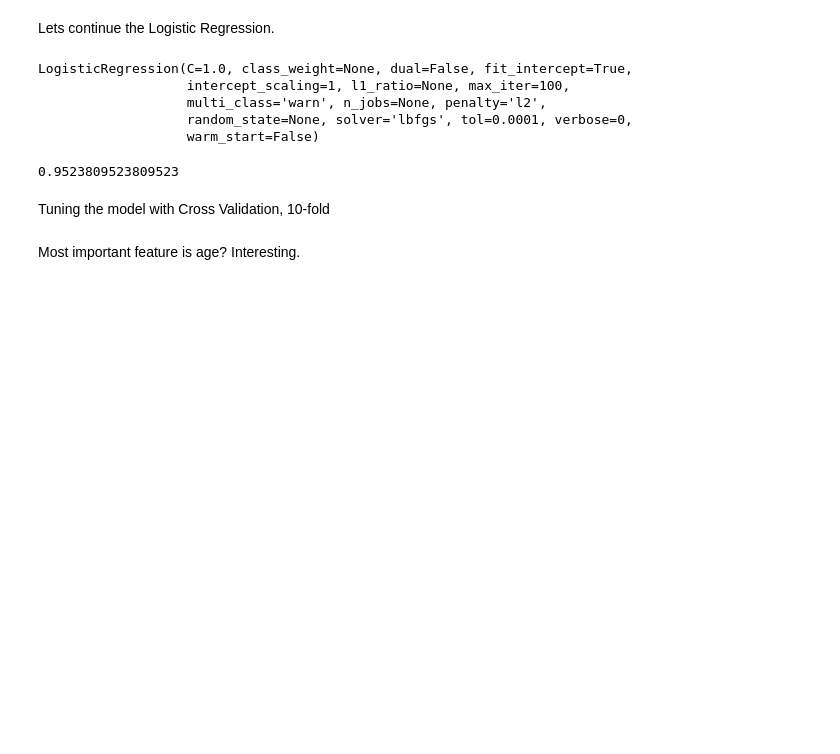
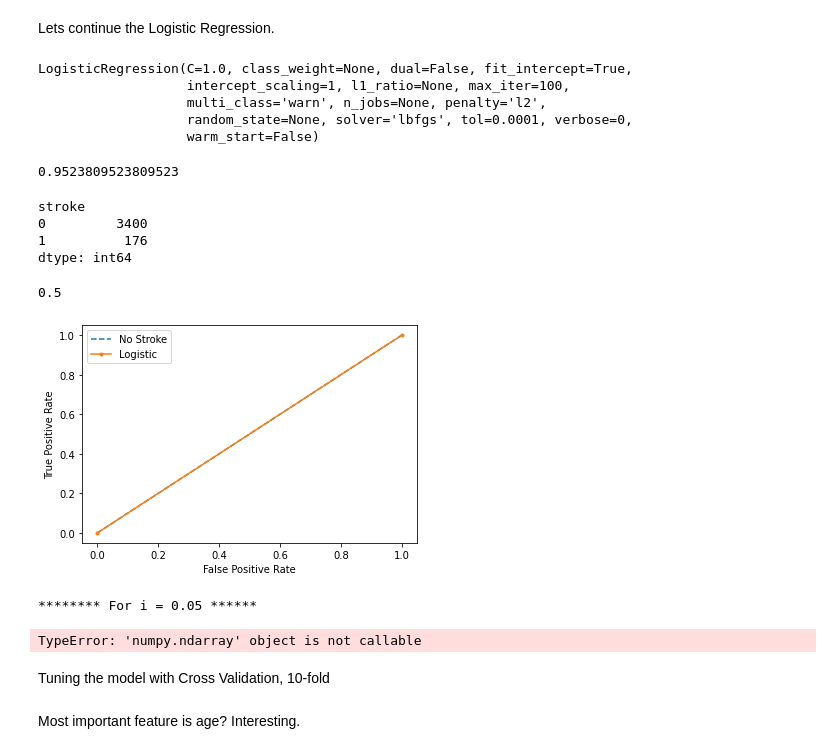
Before and after one commit to FayD21/Capstone-2-Stroke-Prediction, a Jupyter notebook: Notebooks/Stroke_preprocessing_and_training.ipynb, the cells around one changed output. Saved outputs shown, nothing was run; the diff lists cells and outputs as text; code cells hidden in the pictures; blank space fills up the shorter version.

Commit message:
Attempt to move pred. threshold

```diff
--- a/Notebooks/Stroke_preprocessing_and_training.ipynb
+++ b/Notebooks/Stroke_preprocessing_and_training.ipynb
@@ -141,3 +141,59 @@ y_pred = lr_std.predict(X_test)
 print(lr_std.score(X_test, y_test))
 # %% [output]
 0.9523809523809523
+# %%
+#You logistic regression looks good.  We’re still predicting mostly 0s, which is due to
+#the imbalance.  There’s a couple options:  1.) Mov the prediction threshold down.
+#By default, all the predictions assume that the 0.5 is the threshold, but when
+#we’re imbalanced, it could be lower or higher.
+
+#Move the prediction threshold down, we are imbalanced
+y_train.value_counts()
+# %% [output]
+stroke
+0         3400
+1          176
+dtype: int64
+# %%
+#Attempt 1 in moving the prediction threshold down:
+
+#use roc_auc_score() function to calculate true-positive rate & false-positive rate
+lr_auc = roc_auc_score(y_test, y_pred)
+lr_auc
+# %% [output]
+0.5
+# %%
+#calculate and plot roc curve
+#y_pred = y_pred[:, 1]
+
+false_pos, true_pos, thresholds = roc_curve(y_test, y_pred)
+
+plt.plot([0,1], [0,1], linestyle='--', label='No Stroke')
+plt.plot(false_pos, true_pos, marker='.', label='Logistic')
+plt.xlabel('False Positive Rate')
+plt.ylabel('True Positive Rate')
+plt.legend()
+plt.show()
+# %% [output]
+[figure, added]
+# %%
+#got this from stackoverflow, haven't fitted it to my code yet
+
+
+#There is a little trick that I use, instead of using model.predict(test_data)
+#use model.predict_proba(test_data). Then use a range of values for thresholds
+#to analyze the effects on the prediction;
+
+pred_proba_df = pd.DataFrame(lr_std.predict_proba(X_test))
+threshold_list = [0.05,0.1,0.15,0.2,0.25,0.3,0.35,0.4,0.45,0.5,0.55,0.6,0.65,.7,.75,.8,.85,.9,.95,.99]
+for i in threshold_list:
+    print ('\n******** For i = {} ******'.format(i))
+    y_test_pred = pred_proba_df.applymap(lambda x: 1 if x>i else 0)
+    test_accuracy = accuracy_score(y_test.values().reshape(y_test.values().size,1), y_test_pred.iloc[:,1].values().reshape(y_test_pred.iloc[:,1].values().size,1))
+    print('Our testing accuracy is {}'.format(test_accuracy))
+
+    print(confusion_matrix(y_test.as_matrix().reshape(y_test.as_matrix().size,1),
+                           y_test_pred.iloc[:,1].as_matrix().reshape(y_test_pred.iloc[:,1].as_matrix().size,1)))
+# %% [output]
+******** For i = 0.05 ******
+TypeError: 'numpy.ndarray' object is not callable
```
Also changed, not shown: parts of 2 cells of this notebook.
